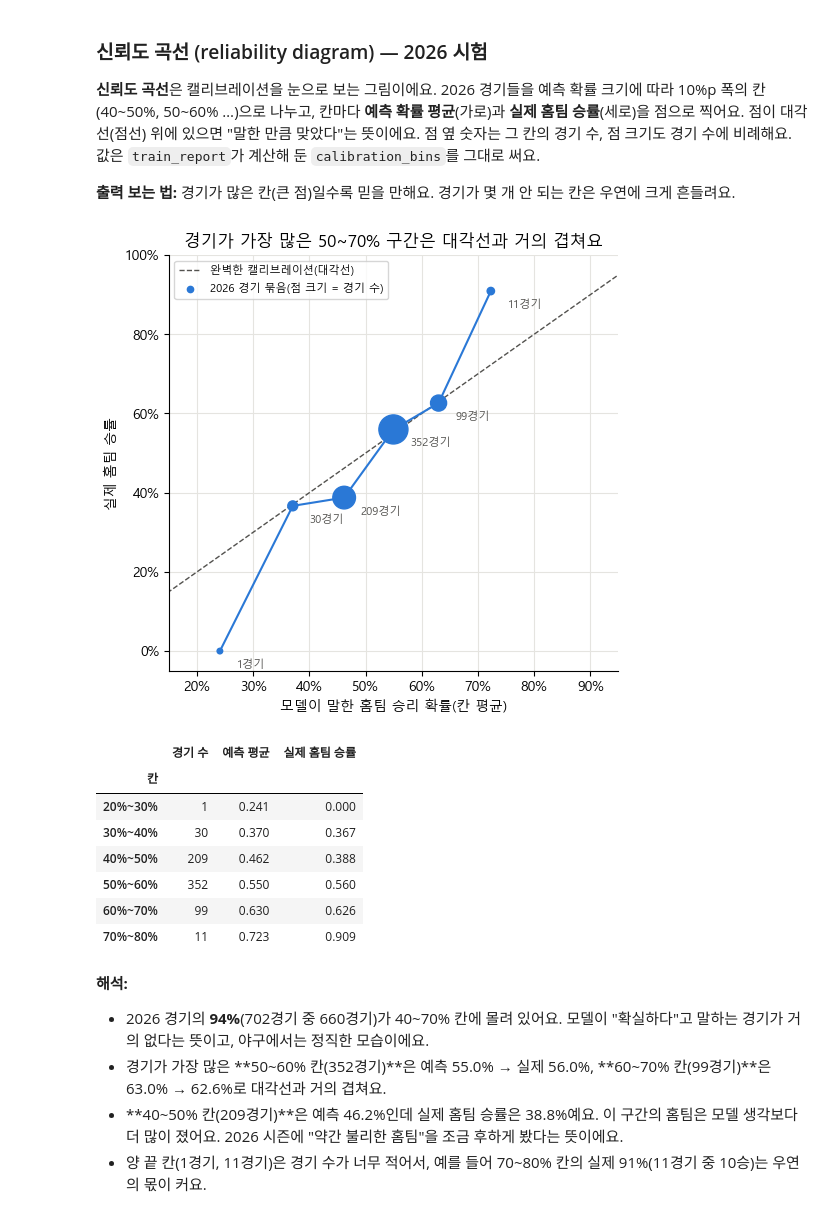
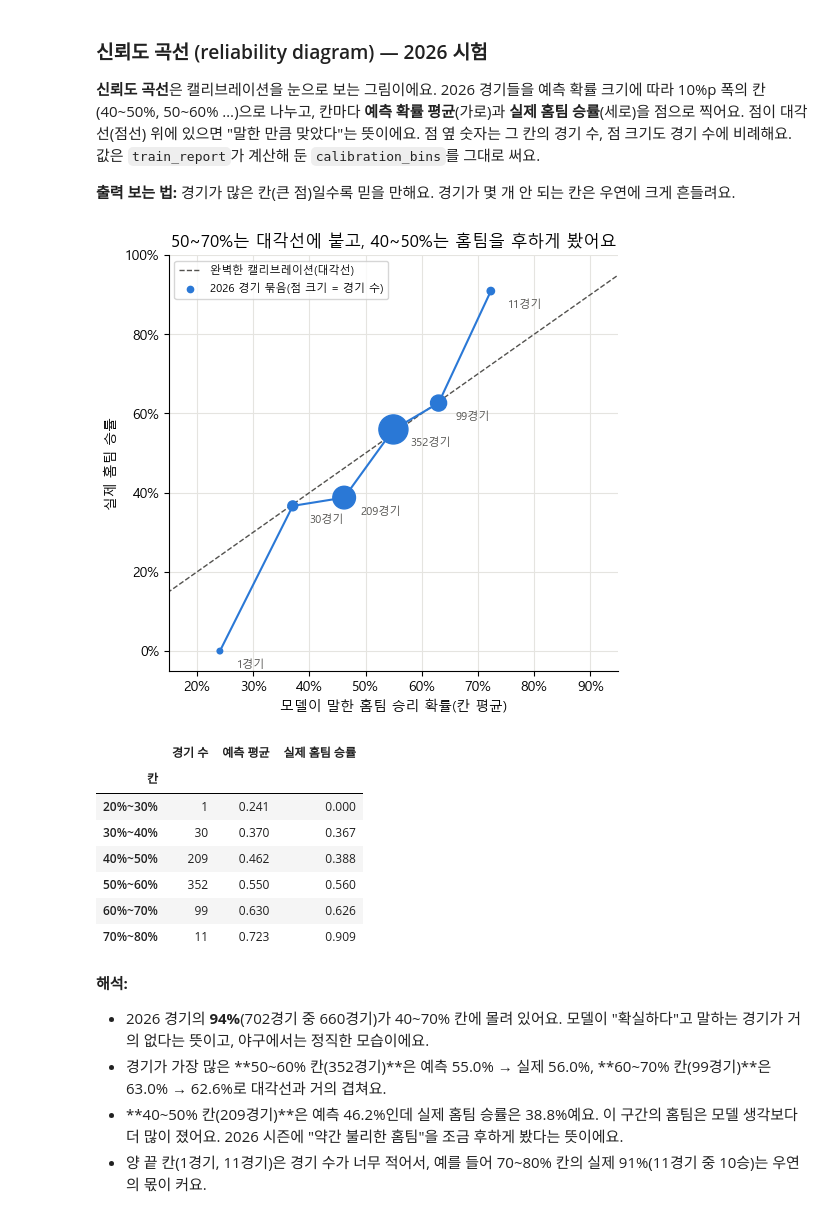
Before and after one commit to kimminseo2323-prog/2610_KBO_predict, a Jupyter notebook: notebooks/03_승패_예측_모델.ipynb, the cells around one changed output. Drawn from its saved outputs; the diff is of its cells as text; code cells hidden in the pictures.

```diff
--- a/notebooks/03_승패_예측_모델.ipynb
+++ b/notebooks/03_승패_예측_모델.ipynb
@@ -410,24 +410,24 @@ none 칸 = 4·5번에서 잰 값?: True
 # %%
 bins = pd.DataFrame(report["calibration_bins"])
 bins = bins[bins["n"] > 0]
 fig, ax = plt.subplots(figsize=(5.8, 5.4))
 ax.grid(True, axis="both")
 ax.plot([0, 1], [0, 1], linestyle="--", color=INK, linewidth=1, label="완벽한 캘리브레이션(대각선)")
 ax.plot(bins["pred_mean"], bins["actual_rate"], color=BLUE, linewidth=1.5, zorder=2)
 ax.scatter(bins["pred_mean"], bins["actual_rate"], s=bins["n"] * 1.2 + 15, color=BLUE, zorder=3, label="2026 경기 묶음(점 크기 = 경기 수)")
 for _, b in bins.iterrows():
     ax.annotate(f"{int(b['n'])}경기", (b["pred_mean"], b["actual_rate"]), xytext=(12, -12), textcoords="offset points", fontsize=8, color=INK)
 ax.set(xlim=(0.15, 0.95), ylim=(-0.05, 1.0), xlabel="모델이 말한 홈팀 승리 확률(칸 평균)", ylabel="실제 홈팀 승률",
-       title="경기가 가장 많은 50~70% 구간은 대각선과 거의 겹쳐요")
+       title="50~70%는 대각선에 붙고, 40~50%는 홈팀을 후하게 봤어요")
 ax.xaxis.set_major_formatter(PercentFormatter(1.0))
 ax.yaxis.set_major_formatter(PercentFormatter(1.0))
 ax.legend(fontsize=8, loc="upper left", markerscale=0.3)
 plt.show()
 display(bins.assign(칸=[f"{lo:.0%}~{hi:.0%}" for lo, hi in zip(bins["lo"], bins["hi"])])
             .set_index("칸")[["n", "pred_mean", "actual_rate"]]
             .rename(columns={"n": "경기 수", "pred_mean": "예측 평균", "actual_rate": "실제 홈팀 승률"}).round(3))
 # %% [output]
-[figure, old version]
+[figure, new version]
 |  | 경기 수 | 예측 평균 | 실제 홈팀 승률 |
 | 칸 |  |  |  |
 | 20%~30% | 1 | 0.241 | 0.000 |
```
Also changed, not shown: parts of 10 cells of this notebook.
